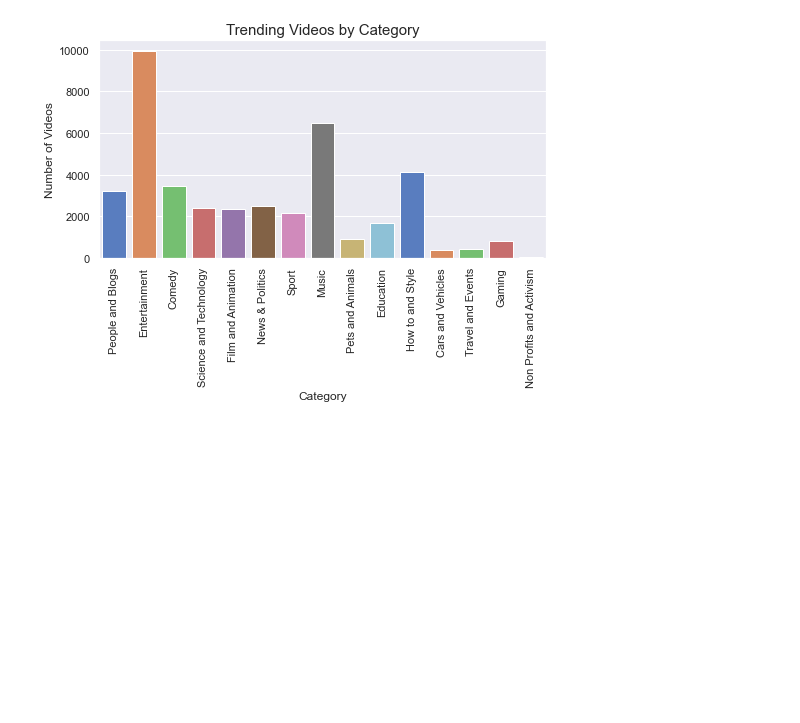
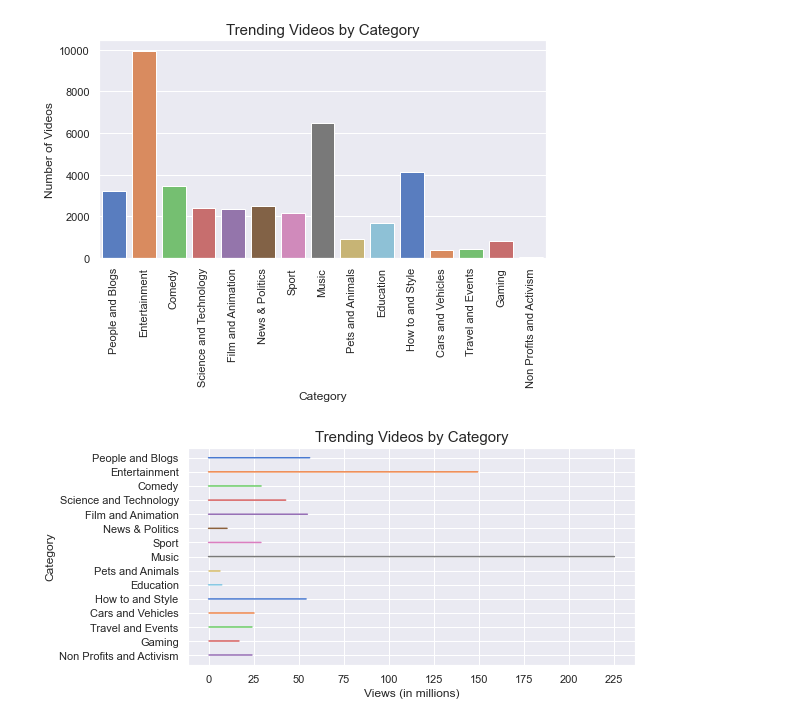
Before and after one commit to pyrogenix/131_finalproject, a Jupyter notebook: testing.ipynb, the cells around one changed output. Drawn from its saved outputs; the diff is of its cells as text; code cells hidden in the pictures; blank space fills up the shorter version.

```diff
--- a/testing.ipynb
+++ b/testing.ipynb
@@ -154,3 +154,13 @@ cat.set_xticklabels(cat.get_xticklabels(),rotation = 90)
 sns.set(rc={"figure.figsize":(8, 4)})
 # %% [output]
 [figure]
+# %%
+cat = sns.lineplot(x = csv['views'], y = csv['cat_name'], data=csv, palette="muted", hue="cat_name")
+cat.set_title("Trending Videos by Category", fontsize=15)
+cat.set_xlabel("Views (in millions)", fontsize=12)
+cat.set_ylabel("Category", fontsize=12)
+plt.xticks([0, 25000000, 50000000, 75000000, 100000000, 125000000, 150000000, 175000000, 200000000, 225000000],[0, 25, 50, 75, 100, 125, 150, 175, 200, 225])
+plt.legend([],[], frameon=False)
+sns.set(rc={"figure.figsize":(8, 4)})
+# %% [output]
+[figure, added]
```
Also changed, not shown: parts of 6 cells of this notebook, 4 other files.
